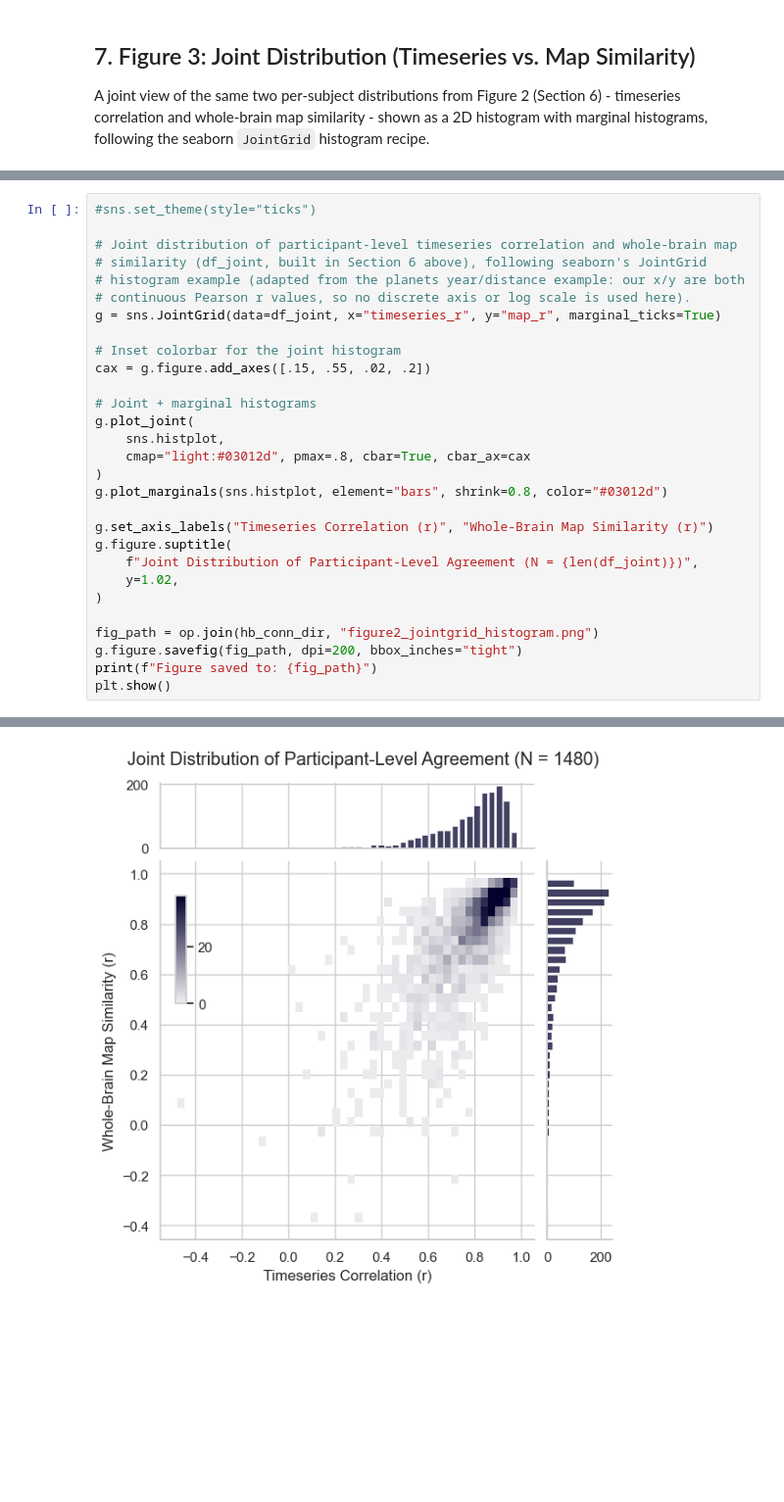
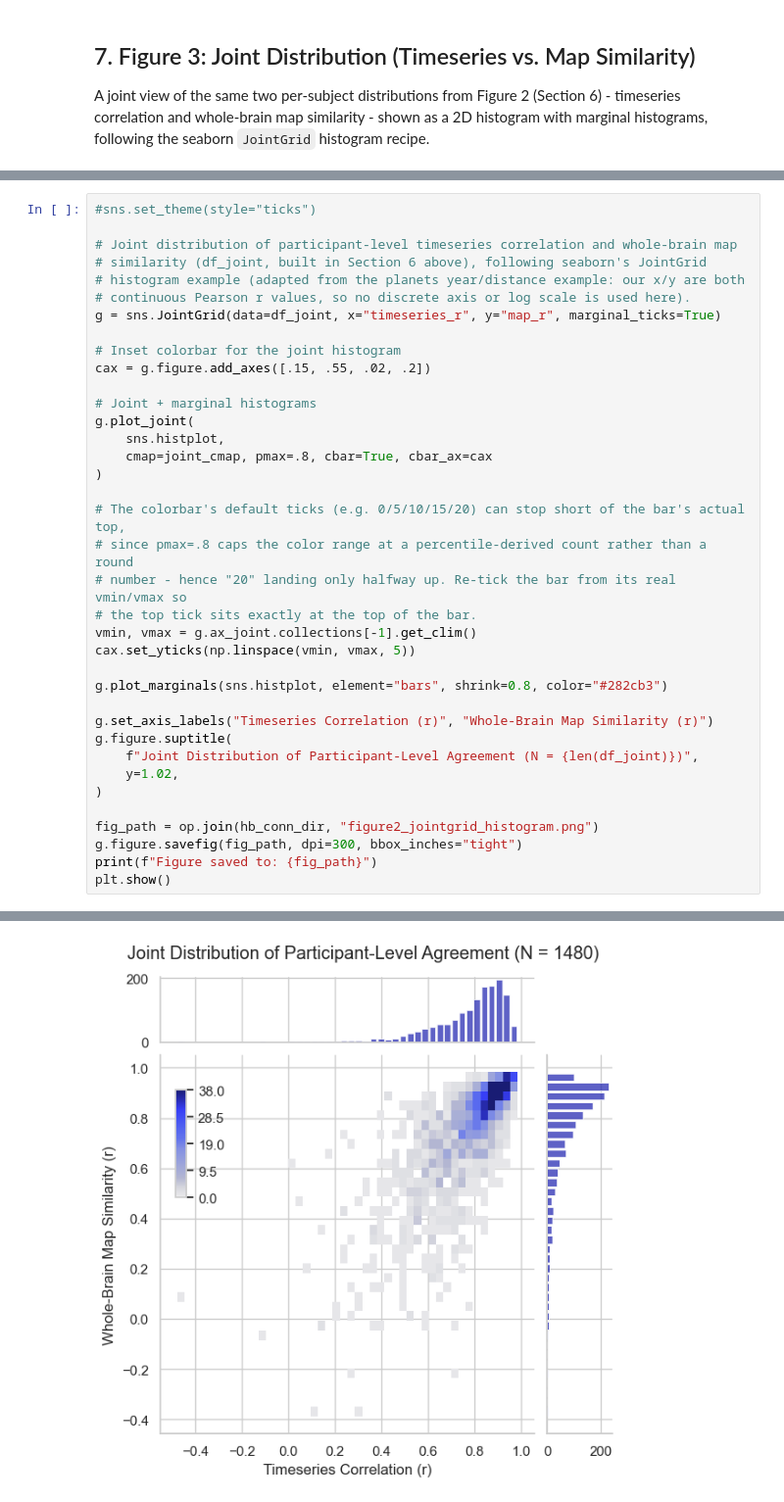
Before and after one commit to chlohamp/habenula-comparison, a Jupyter notebook: 2aiii-pairedttest.ipynb, the cells around one changed output, grey strips where cells are left out. Shown at 98% size. Cells and saved outputs as stored; diff of their text form; blank space fills up the shorter version.

Commit message:
update colors

```diff
--- a/2aiii-pairedttest.ipynb
+++ b/2aiii-pairedttest.ipynb
@@ -342,32 +376,40 @@ marginal histograms, following the seaborn `JointGrid` histogram recipe.
 # %%
 #sns.set_theme(style="ticks")
 
 # Joint distribution of participant-level timeseries correlation and whole-brain map
 # similarity (df_joint, built in Section 6 above), following seaborn's JointGrid
 # histogram example (adapted from the planets year/distance example: our x/y are both
 # continuous Pearson r values, so no discrete axis or log scale is used here).
 g = sns.JointGrid(data=df_joint, x="timeseries_r", y="map_r", marginal_ticks=True)
 
 # Inset colorbar for the joint histogram
 cax = g.figure.add_axes([.15, .55, .02, .2])
 
 # Joint + marginal histograms
 g.plot_joint(
     sns.histplot,
-    cmap="light:#03012d", pmax=.8, cbar=True, cbar_ax=cax
+    cmap=joint_cmap, pmax=.8, cbar=True, cbar_ax=cax
 )
-g.plot_marginals(sns.histplot, element="bars", shrink=0.8, color="#03012d")
+
+# The colorbar's default ticks (e.g. 0/5/10/15/20) can stop short of the bar's actual top,
+# since pmax=.8 caps the color range at a percentile-derived count rather than a round
+# number - hence "20" landing only halfway up. Re-tick the bar from its real vmin/vmax so
+# the top tick sits exactly at the top of the bar.
+vmin, vmax = g.ax_joint.collections[-1].get_clim()
+cax.set_yticks(np.linspace(vmin, vmax, 5))
+
+g.plot_marginals(sns.histplot, element="bars", shrink=0.8, color="#282cb3")
 
 g.set_axis_labels("Timeseries Correlation (r)", "Whole-Brain Map Similarity (r)")
 g.figure.suptitle(
     f"Joint Distribution of Participant-Level Agreement (N = {len(df_joint)})",
     y=1.02,
 )
 
 fig_path = op.join(hb_conn_dir, "figure2_jointgrid_histogram.png")
-g.figure.savefig(fig_path, dpi=200, bbox_inches="tight")
+g.figure.savefig(fig_path, dpi=300, bbox_inches="tight")
 print(f"Figure saved to: {fig_path}")
 plt.show()
 # %% [output]
 Figure saved to: ./dset/derivatives/hb-conn/figure2_jointgrid_histogram.png
-[figure, old version]
+[figure, new version]
```
Also changed, not shown: parts of 2 cells of this notebook, 1 other file.
